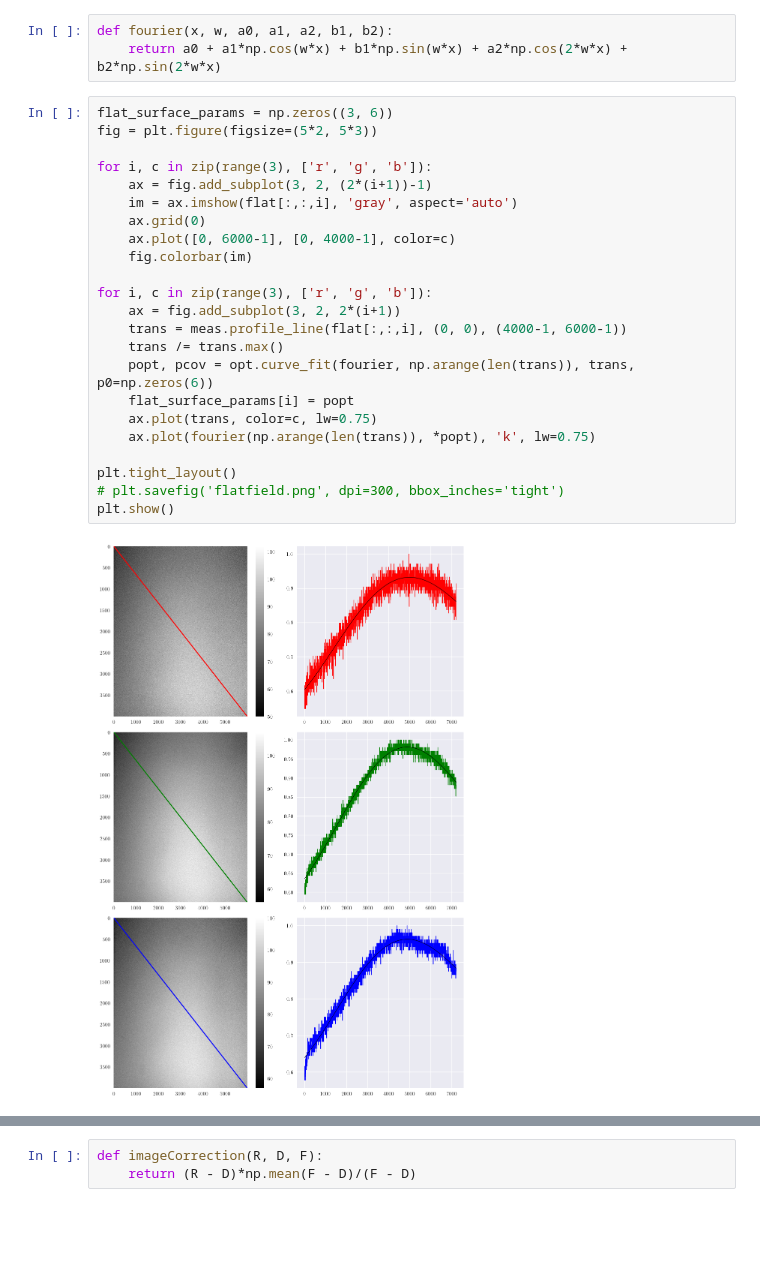
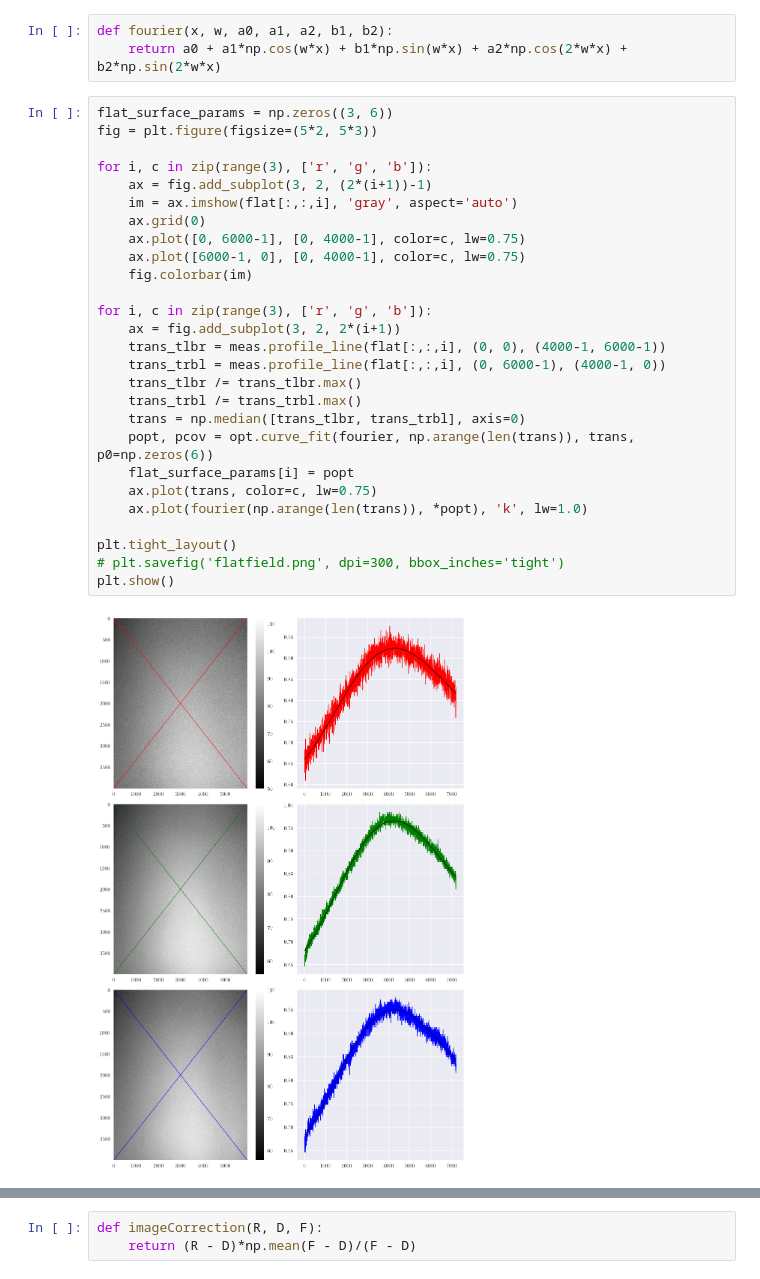
Before and after one commit to kvdomingo/AP187, a Jupyter notebook: Activity 9/187-9.ipynb, the cells around one changed output, grey strips where cells are left out. Drawn from its saved outputs; the diff is of its cells as text; blank space fills up the shorter version.

Commit message:
Act. 9: analytic flat field

```diff
--- a/Activity 9/187-9.ipynb
+++ b/Activity 9/187-9.ipynb
@@ -75,28 +75,32 @@ def fourier(x, w, a0, a1, a2, b1, b2):
 # %%
 flat_surface_params = np.zeros((3, 6))
 fig = plt.figure(figsize=(5*2, 5*3))
 
 for i, c in zip(range(3), ['r', 'g', 'b']):
     ax = fig.add_subplot(3, 2, (2*(i+1))-1)
     im = ax.imshow(flat[:,:,i], 'gray', aspect='auto')
     ax.grid(0)
-    ax.plot([0, 6000-1], [0, 4000-1], color=c)
+    ax.plot([0, 6000-1], [0, 4000-1], color=c, lw=0.75)
+    ax.plot([6000-1, 0], [0, 4000-1], color=c, lw=0.75)
     fig.colorbar(im)
 
 for i, c in zip(range(3), ['r', 'g', 'b']):
     ax = fig.add_subplot(3, 2, 2*(i+1))
-    trans = meas.profile_line(flat[:,:,i], (0, 0), (4000-1, 6000-1))
-    trans /= trans.max()
+    trans_tlbr = meas.profile_line(flat[:,:,i], (0, 0), (4000-1, 6000-1))
+    trans_trbl = meas.profile_line(flat[:,:,i], (0, 6000-1), (4000-1, 0))
+    trans_tlbr /= trans_tlbr.max()
+    trans_trbl /= trans_trbl.max()
+    trans = np.median([trans_tlbr, trans_trbl], axis=0)
     popt, pcov = opt.curve_fit(fourier, np.arange(len(trans)), trans, p0=np.zeros(6))
     flat_surface_params[i] = popt
     ax.plot(trans, color=c, lw=0.75)
-    ax.plot(fourier(np.arange(len(trans)), *popt), 'k', lw=0.75)
+    ax.plot(fourier(np.arange(len(trans)), *popt), 'k', lw=1.0)
 
 plt.tight_layout()
 # plt.savefig('flatfield.png', dpi=300, bbox_inches='tight')
 plt.show()
 # %% [output]
-[figure, old version]
+[figure, new version]
 # %%
 param_names = pd.Series(['w', 'a0', 'a1', 'a2', 'b1', 'b2'])
 param_chan = pd.Series(['R', 'G', 'B'])
```
Also changed, not shown: parts of 9 cells of this notebook, 7 other files.
